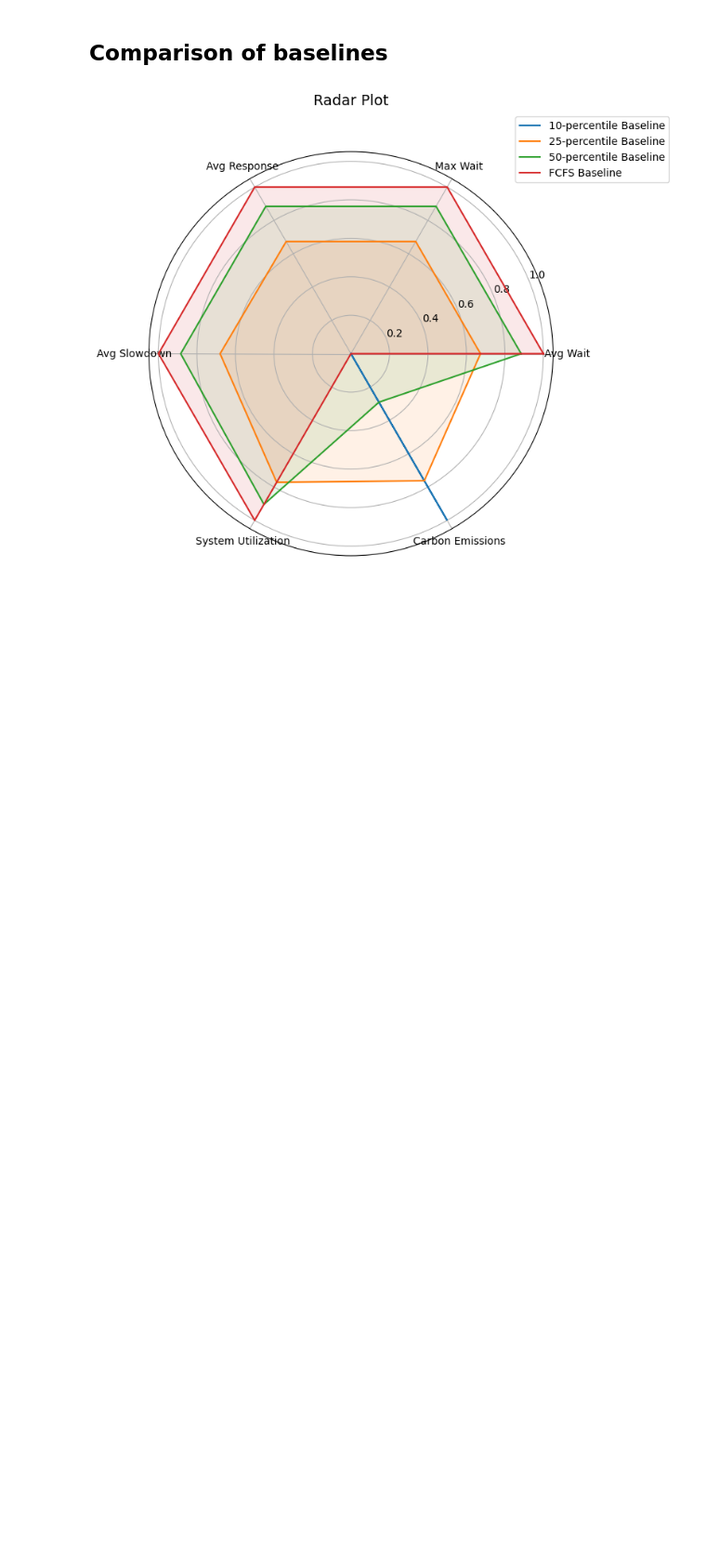
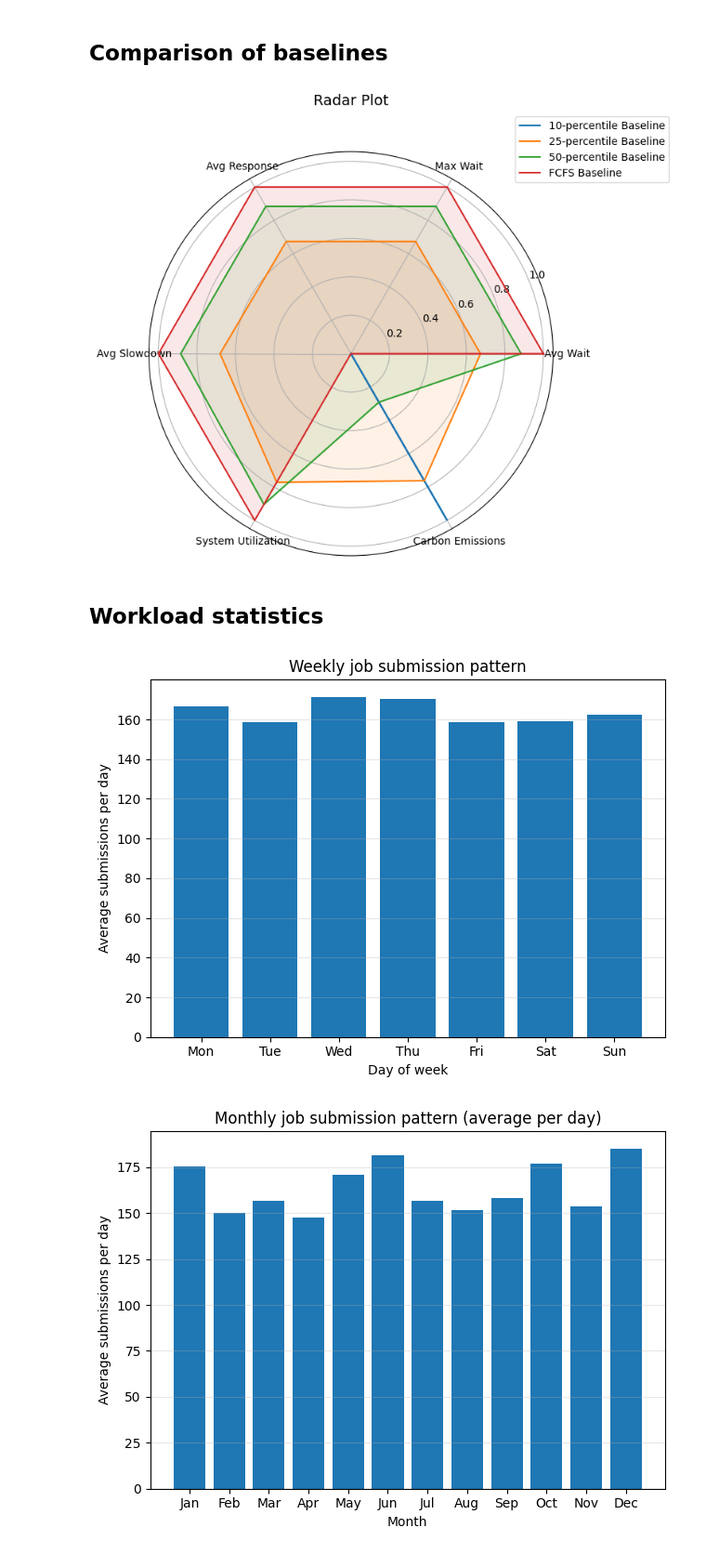
Before and after one commit to dadyownes15/green-hpc-scheduler, a Jupyter notebook: figures.ipynb, the cells around one changed output. Shown at 93% size. Saved outputs shown, nothing was run; the diff lists cells and outputs as text; code cells hidden in the pictures; blank space fills up the shorter version.

```diff
--- a/figures.ipynb
+++ b/figures.ipynb
@@ -84,3 +86,5 @@ data = {'10-percentile Baseline': {'Avg Wait': np.float64(122535.884585211), 'Ma
 plot_scheduler_radar(data)
 # %% [output]
 [figure]
+# %% [markdown]
+## Workload  statistics
@@ -86,0 +222,7 @@ plot_scheduler_radar(data)
+# %%
+WORKLOAD_PATH = "./data/workloads/training_workload.swf"
+df = create_job_df(WORKLOAD_PATH)
+plot_workload_patterns(df)
+# %% [output]
+[figure, added]
+[figure, added]
```
Also changed, not shown: parts of 7 cells of this notebook, 31 other files.
